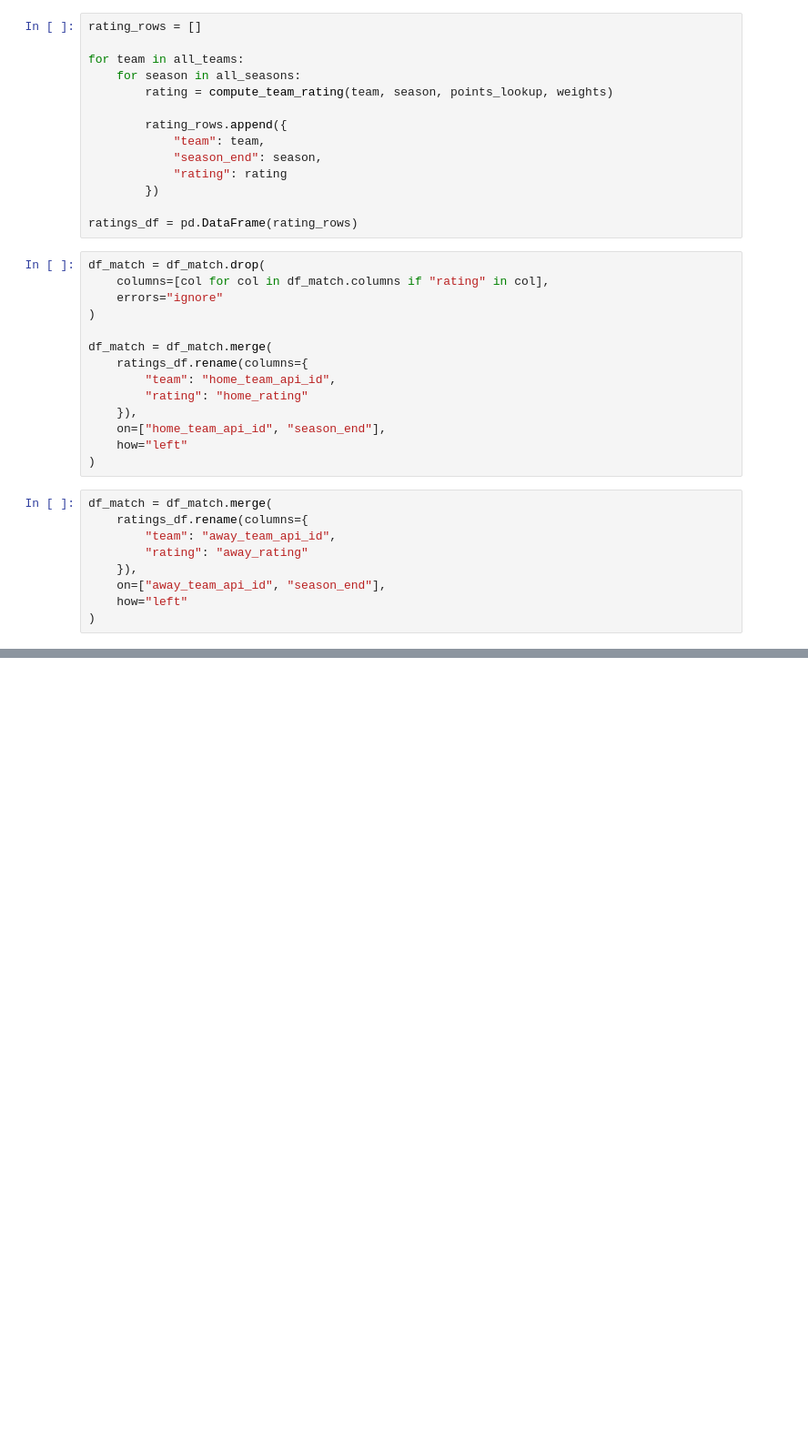
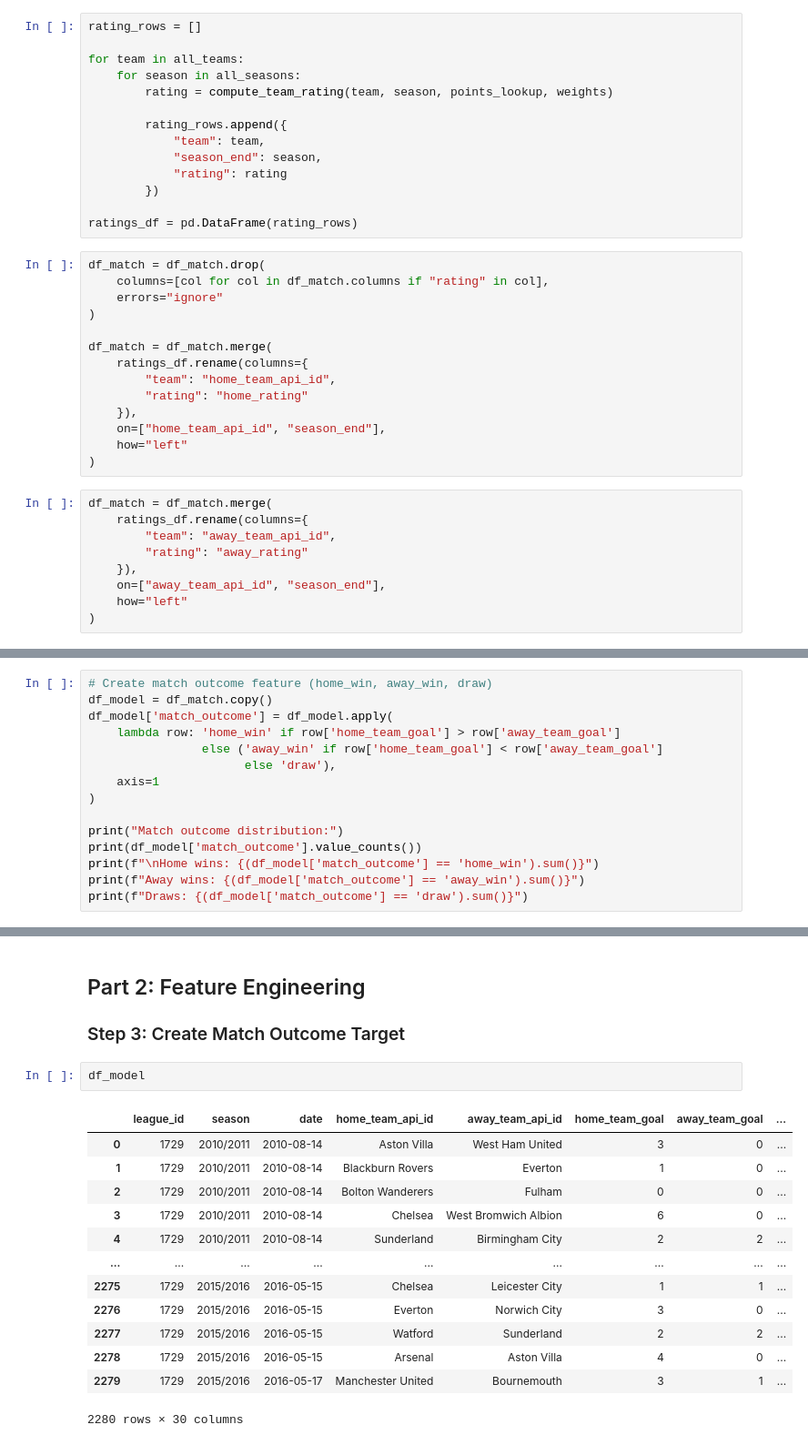
Before and after one commit to Keegan-McCullough/Soccer_Match_Predictor, a Jupyter notebook: match_predictor.ipynb, the cells around one changed output, grey strips where cells are left out. Shown at 91% size. Cells and saved outputs as stored; diff of their text form; blank space fills up the shorter version.

```diff
--- a/match_predictor.ipynb
+++ b/match_predictor.ipynb
@@ -230,0 +415,15 @@ print(df_match[[
+# %%
+# Create match outcome feature (home_win, away_win, draw)
+df_model = df_match.copy()
+df_model['match_outcome'] = df_model.apply(
+    lambda row: 'home_win' if row['home_team_goal'] > row['away_team_goal']
+                else ('away_win' if row['home_team_goal'] < row['away_team_goal']
+                      else 'draw'),
+    axis=1
+)
+
+print("Match outcome distribution:")
+print(df_model['match_outcome'].value_counts())
+print(f"\nHome wins: {(df_model['match_outcome'] == 'home_win').sum()}")
+print(f"Away wins: {(df_model['match_outcome'] == 'away_win').sum()}")
+print(f"Draws: {(df_model['match_outcome'] == 'draw').sum()}")
@@ -230,0 +441,20 @@ print(df_match[[
+# %% [markdown]
+## Part 2: Feature Engineering
+
+### Step 3: Create Match Outcome Target
+# %%
+df_model
+# %% [output]
+|  | league_id | season | date | home_team_api_id | away_team_api_id | home_team_goal | away_team_goal | ... |
+| 0 | 1729 | 2010/2011 | 2010-08-14 | Aston Villa | West Ham United | 3 | 0 | ... |
+| 1 | 1729 | 2010/2011 | 2010-08-14 | Blackburn Rovers | Everton | 1 | 0 | ... |
+| 2 | 1729 | 2010/2011 | 2010-08-14 | Bolton Wanderers | Fulham | 0 | 0 | ... |
+| 3 | 1729 | 2010/2011 | 2010-08-14 | Chelsea | West Bromwich Albion | 6 | 0 | ... |
+| 4 | 1729 | 2010/2011 | 2010-08-14 | Sunderland | Birmingham City | 2 | 2 | ... |
+| ... | ... | ... | ... | ... | ... | ... | ... | ... |
+| 2275 | 1729 | 2015/2016 | 2016-05-15 | Chelsea | Leicester City | 1 | 1 | ... |
+| 2276 | 1729 | 2015/2016 | 2016-05-15 | Everton | Norwich City | 3 | 0 | ... |
+| 2277 | 1729 | 2015/2016 | 2016-05-15 | Watford | Sunderland | 2 | 2 | ... |
+| 2278 | 1729 | 2015/2016 | 2016-05-15 | Arsenal | Aston Villa | 4 | 0 | ... |
+| 2279 | 1729 | 2015/2016 | 2016-05-17 | Manchester United | Bournemouth | 3 | 1 | ... |
+2280 rows × 30 columns
```
Also changed, not shown: parts of 28 cells of this notebook.
